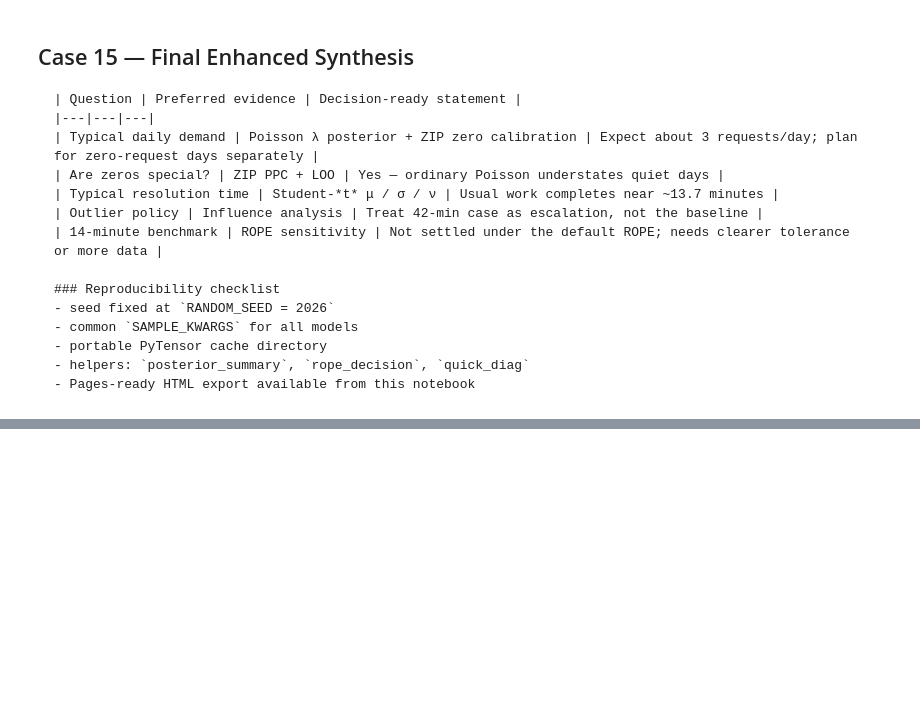
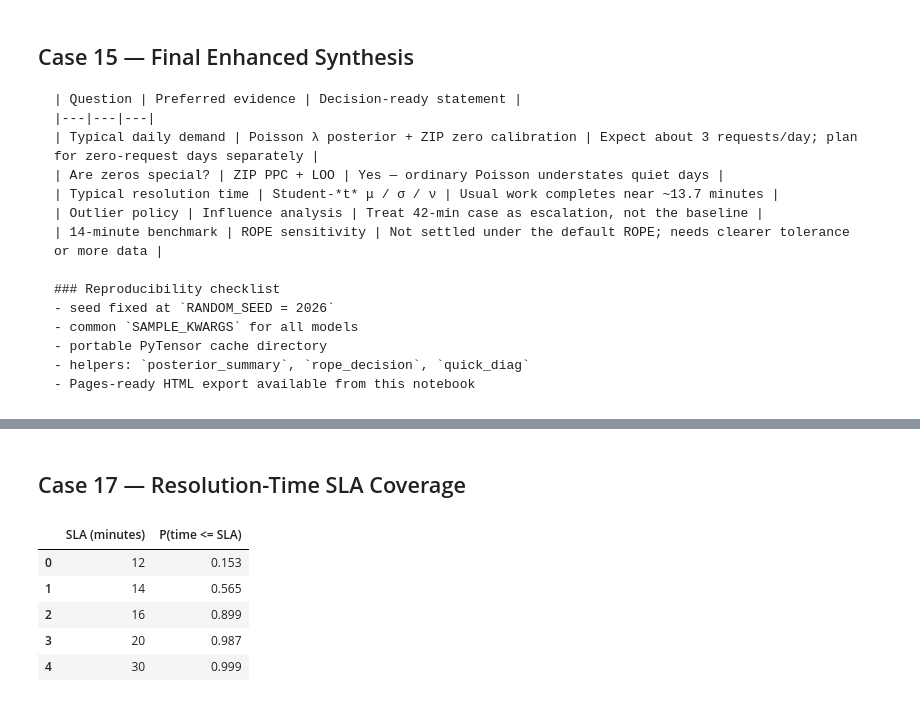
Before and after one commit to rohaan2802/Bayesian_PyMC, a Jupyter notebook: notebook/i222327_A01_A_SM.ipynb, the cells around one changed output, grey strips where cells are left out. Drawn from its saved outputs; the diff is of its cells as text; code cells hidden in the pictures; blank space fills up the shorter version.

```diff
--- a/notebook/i222327_A01_A_SM.ipynb
+++ b/notebook/i222327_A01_A_SM.ipynb
@@ -1070,0 +1098,11 @@ plt.show()  # executive posterior dashboard
+# %% [markdown]
+## Case 17 — Resolution-Time SLA Coverage
+# %%
+sla_time
+# %% [output]
+|  | SLA (minutes) | P(time <= SLA) |
+| 0 | 12 | 0.153 |
+| 1 | 14 | 0.565 |
+| 2 | 16 | 0.899 |
+| 3 | 20 | 0.987 |
+| 4 | 30 | 0.999 |
```
Also changed, not shown: parts of 14 cells of this notebook, 7 other files.
